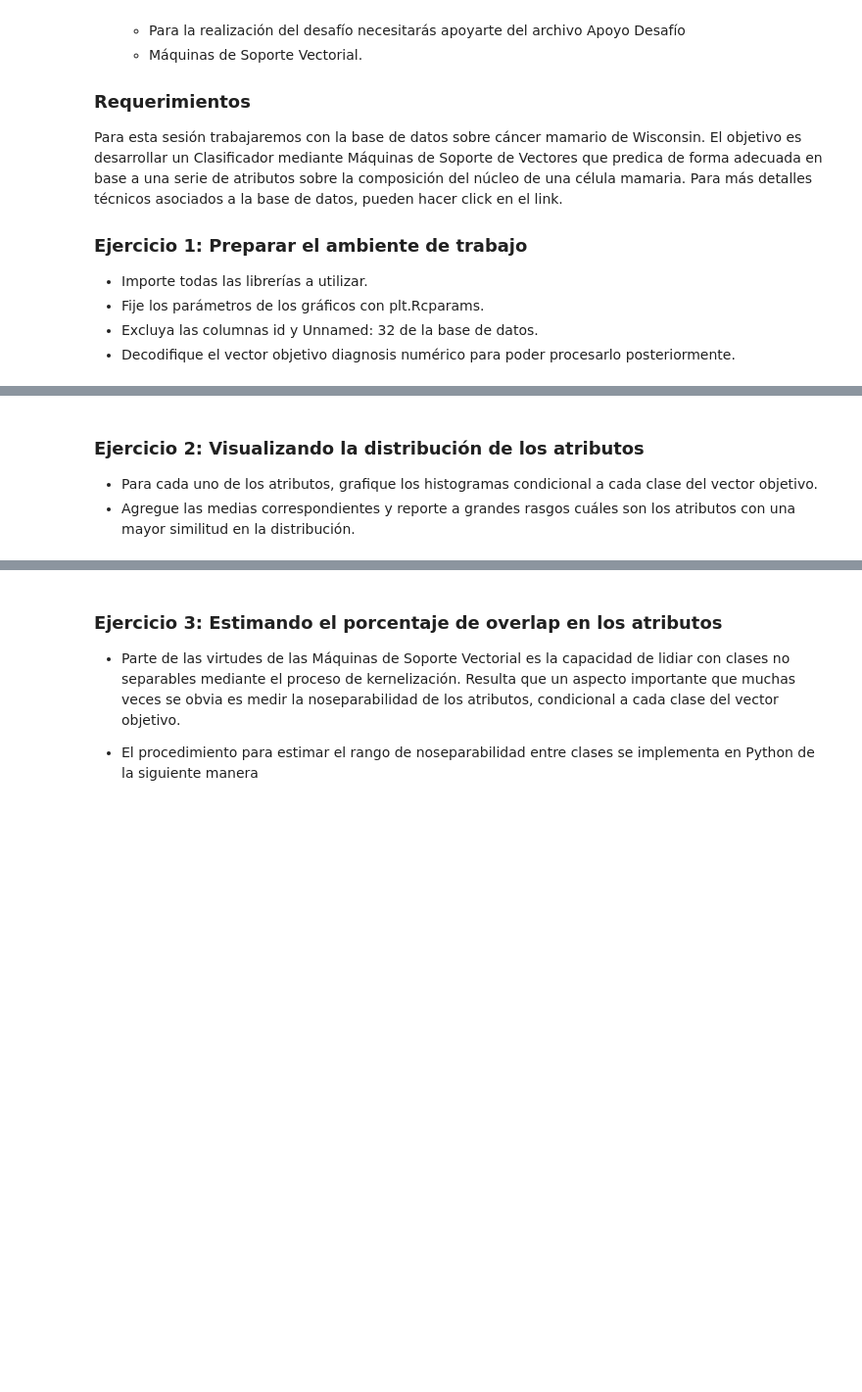
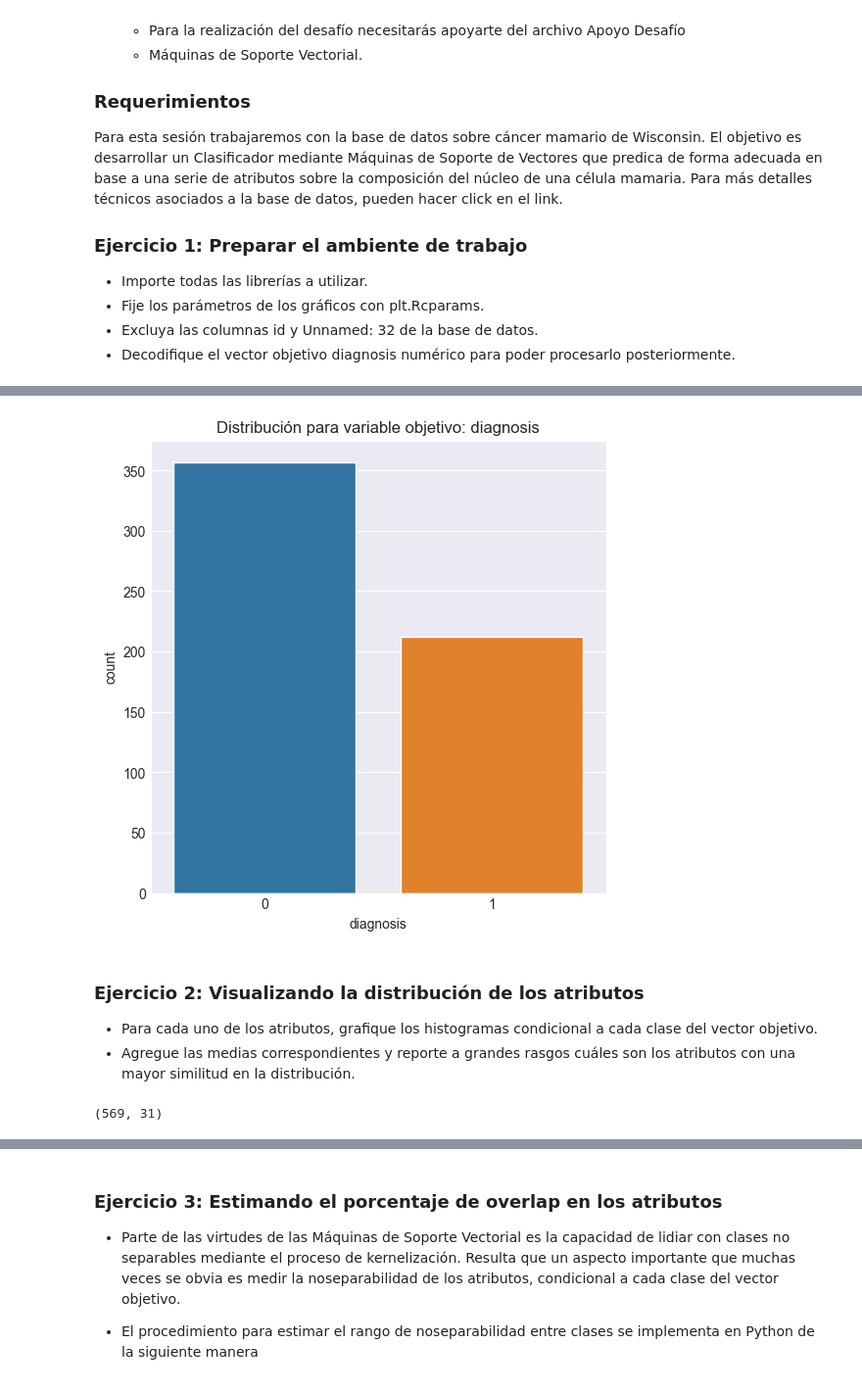
Before and after one commit to Denniels/Machine_Learning, a Jupyter notebook: SVM/Desafío_SVM.ipynb, the cells around one changed output, grey strips where cells are left out. Shown: that part at 98% size. Cells and saved outputs as stored; diff of their text form; code cells hidden in the pictures; blank space fills up the shorter version.

```diff
--- a/SVM/Desafío_SVM.ipynb
+++ b/SVM/Desafío_SVM.ipynb
@@ -36,6 +36,7 @@ from matplotlib.gridspec import GridSpec
 from sklearn.svm import SVC
 from sklearn.model_selection import train_test_split, cross_val_score
 from sklearn.preprocessing import StandardScaler
+from sklearn.preprocessing import LabelEncoder
 from sklearn.decomposition import PCA as RandomizedPCA
 from sklearn.linear_model import LinearRegression
 from sklearn.pipeline import Pipeline
@@ -46,5 +47,8 @@ import warnings
 import lec5_graphs as afx
 
 plt.style.use('seaborn-whitegrid')
-plt.rcParams['figure.figsize']=(15, 15)
+plt.rcParams['figure.figsize']=(6, 6)
 warnings.filterwarnings('ignore')
+# %%
+df = pd.read_csv('Datasets/breast_cancer.csv').drop(columns = ['id', 'Unnamed: 32'])
+df.head()
@@ -50,0 +82,4 @@ warnings.filterwarnings('ignore')
+# %%
+lbl = LabelEncoder()
+df['diagnosis'] = lbl.fit_transform(df['diagnosis'])
+df.head()
@@ -51,6 +94,16 @@ warnings.filterwarnings('ignore')
+# %%
+sns.countplot(x = df['diagnosis'])
+plt.title(f'Distribución para variable objetivo: diagnosis')
+plt.show()
+# %% [output]
+[figure, added]
 # %% [markdown]
 ### Ejercicio 2: Visualizando la distribución de los atributos
 - Para cada uno de los atributos, grafique los histogramas condicional a cada clase del
   vector objetivo.
 - Agregue las medias correspondientes y reporte a grandes rasgos cuáles son los
   atributos con una mayor similitud en la distribución.
+# %%
+df.shape
+# %% [output]
+(569, 31)
```
Also changed, not shown: parts of 6 cells of this notebook.
